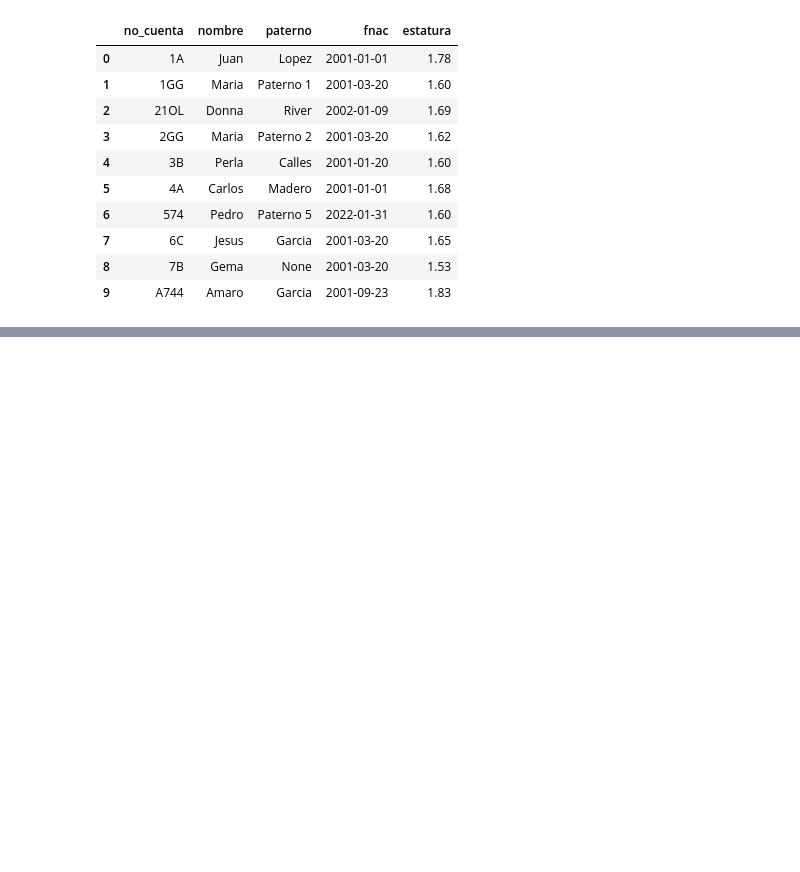
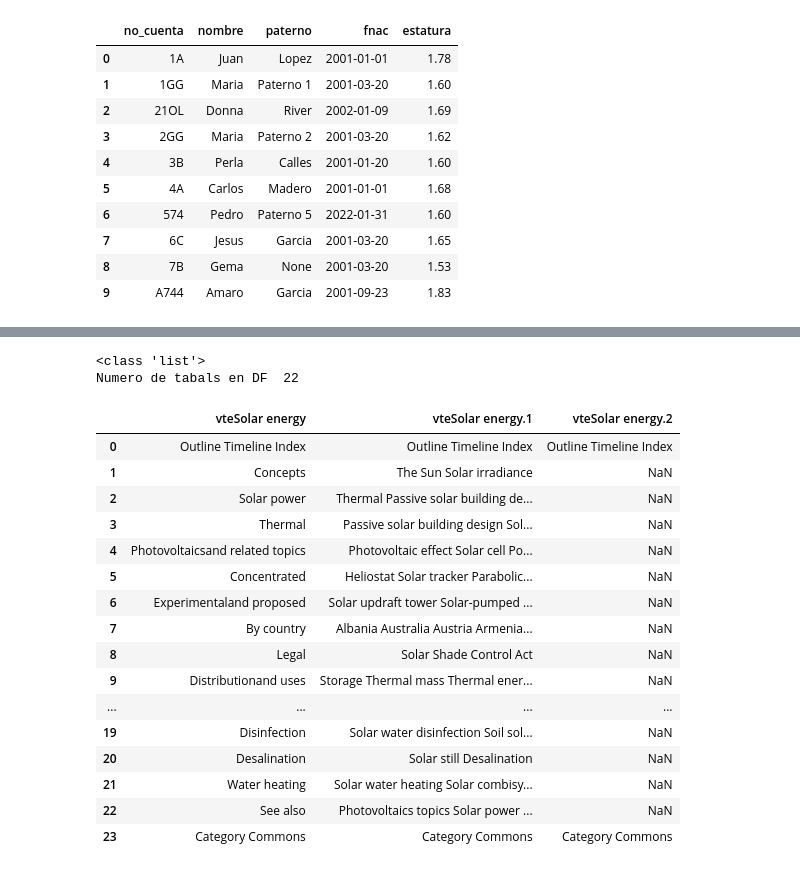
Before and after one commit to Juan-MTG/PLDatosPy, a Jupyter notebook: Sesion02_LecturaBD.ipynb, the cells around one changed output, grey strips where cells are left out. Cells and saved outputs as stored; diff of their text form; code cells hidden in the pictures; blank space fills up the shorter version.

```diff
--- a/Sesion02_LecturaBD.ipynb
+++ b/Sesion02_LecturaBD.ipynb
@@ -52,0 +218,28 @@ df_mysql
+# %%
+url2 = "https://en.wikipedia.org/w/index.php?title=Solar_power&oldid=1022764142"
+df_html2 = pd.read_html(url2)
+print(type(df_html2))
+print("Numero de tabals en DF ",len(df_html2) )
+# %% [output]
+<class 'list'>
+Numero de tabals en DF  22
+# %%
+df_html2[7]
+# %% [output]
+|  | vteSolar energy | vteSolar energy.1 | vteSolar energy.2 |
+| 0 | Outline Timeline Index | Outline Timeline Index | Outline Timeline Index |
+| 1 | Concepts | The Sun Solar irradiance | NaN |
+| 2 | Solar power | Thermal Passive solar building de... | NaN |
+| 3 | Thermal | Passive solar building design Sol... | NaN |
+| 4 | Photovoltaicsand related topics | Photovoltaic effect Solar cell Po... | NaN |
+| 5 | Concentrated | Heliostat Solar tracker Parabolic... | NaN |
+| 6 | Experimentaland proposed | Solar updraft tower Solar-pumped ... | NaN |
+| 7 | By country | Albania Australia Austria Armenia... | NaN |
+| 8 | Legal | Solar Shade Control Act | NaN |
+| 9 | Distributionand uses | Storage Thermal mass Thermal ener... | NaN |
+| ... | ... | ... | ... |
+| 19 | Disinfection | Solar water disinfection Soil sol... | NaN |
+| 20 | Desalination | Solar still Desalination | NaN |
+| 21 | Water heating | Solar water heating Solar combisy... | NaN |
+| 22 | See also | Photovoltaics topics Solar power ... | NaN |
+| 23 | Category Commons | Category Commons | Category Commons |
```
Also changed, not shown: parts of 27 cells of this notebook.
